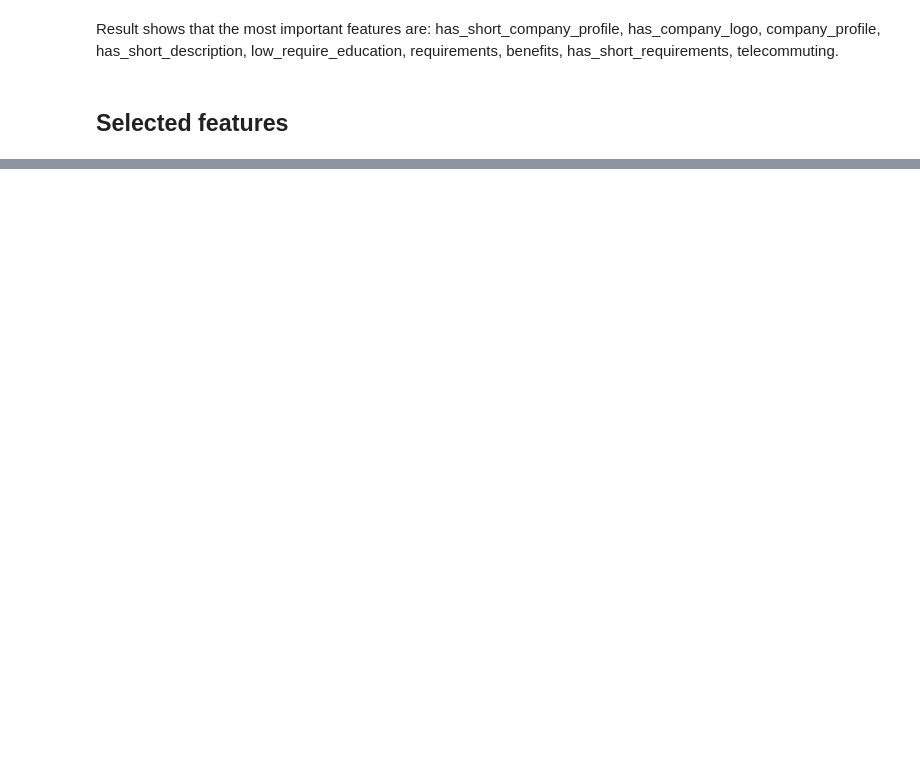
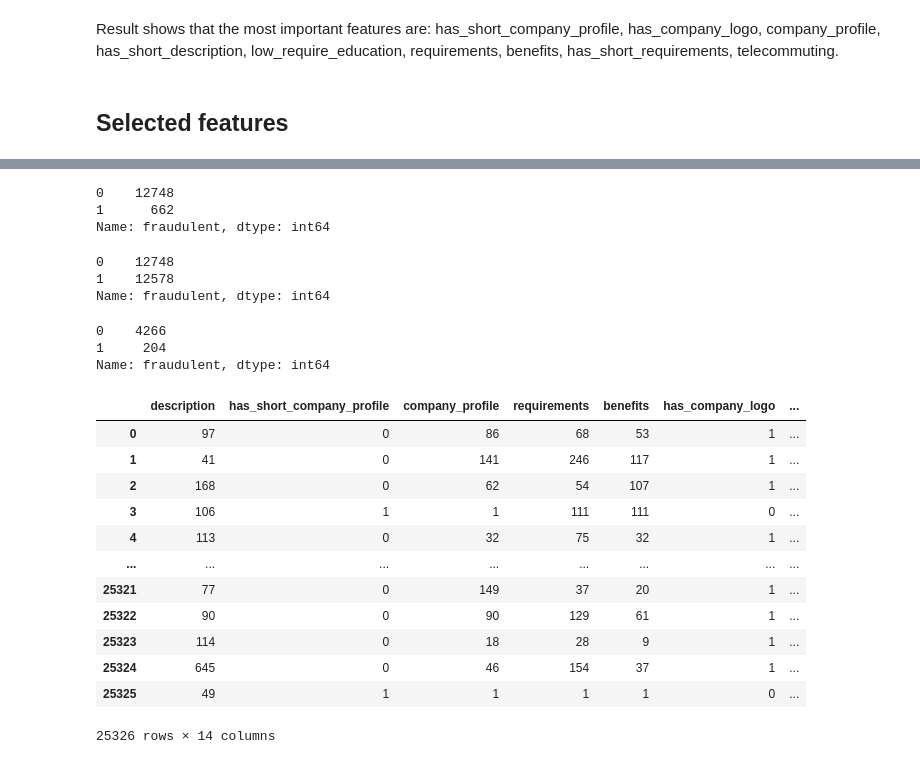
Before and after one commit to thaoyuh/Research_Hackathon, a Jupyter notebook: Data cleaning, Feature Engineering and Feature selection.ipynb, the cells around one changed output, grey strips where cells are left out. Cells and saved outputs as stored; diff of their text form; code cells hidden in the pictures; blank space fills up the shorter version.

```diff
--- a/Data cleaning, Feature Engineering and Feature selection.ipynb
+++ b/Data cleaning, Feature Engineering and Feature selection.ipynb
@@ -229,0 +232,6 @@ selected_data
+# %%
+df_train['fraudulent'].value_counts()
+# %% [output]
+0    12748
+1      662
+Name: fraudulent, dtype: int64
@@ -229,0 +251,13 @@ selected_data
+# %%
+df_train_bal = over_sample(df_train)
+df_train_bal['fraudulent'].value_counts()
+# %% [output]
+0    12748
+1    12578
+Name: fraudulent, dtype: int64
+# %%
+df_test['fraudulent'].value_counts()
+# %% [output]
+0    4266
+1     204
+Name: fraudulent, dtype: int64
@@ -229,0 +267,17 @@ selected_data
+# %%
+df_train = pd.read_csv("df_train_bal.csv")
+df_train
+# %% [output]
+|  | description | has_short_company_profile | company_profile | requirements | benefits | has_company_logo | ... |
+| 0 | 97 | 0 | 86 | 68 | 53 | 1 | ... |
+| 1 | 41 | 0 | 141 | 246 | 117 | 1 | ... |
+| 2 | 168 | 0 | 62 | 54 | 107 | 1 | ... |
+| 3 | 106 | 1 | 1 | 111 | 111 | 0 | ... |
+| 4 | 113 | 0 | 32 | 75 | 32 | 1 | ... |
+| ... | ... | ... | ... | ... | ... | ... | ... |
+| 25321 | 77 | 0 | 149 | 37 | 20 | 1 | ... |
+| 25322 | 90 | 0 | 90 | 129 | 61 | 1 | ... |
+| 25323 | 114 | 0 | 18 | 28 | 9 | 1 | ... |
+| 25324 | 645 | 0 | 46 | 154 | 37 | 1 | ... |
+| 25325 | 49 | 1 | 1 | 1 | 1 | 0 | ... |
+25326 rows × 14 columns
```
Also changed, not shown: parts of 20 cells of this notebook, 5 other files.
